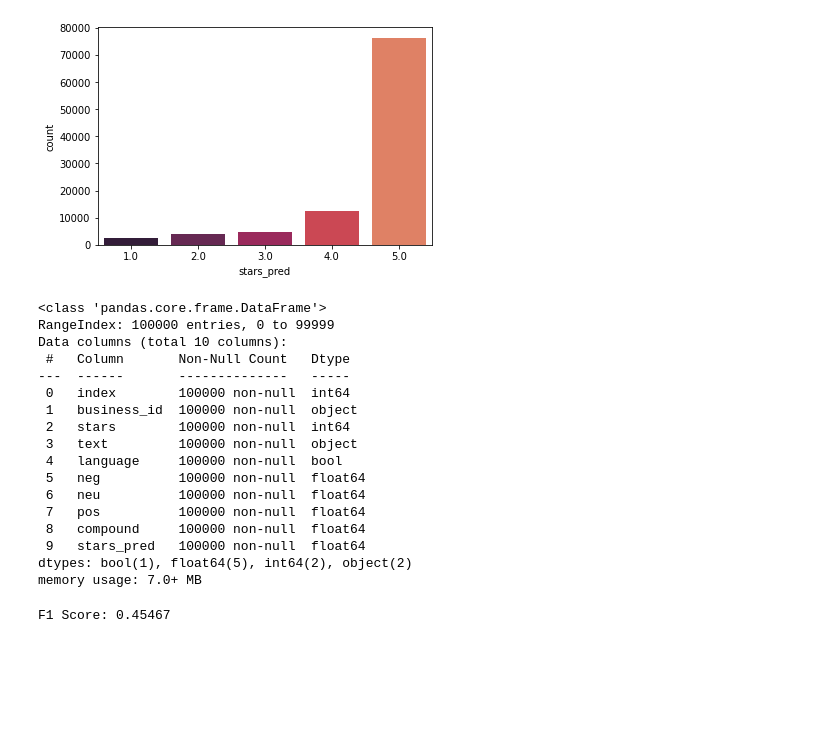
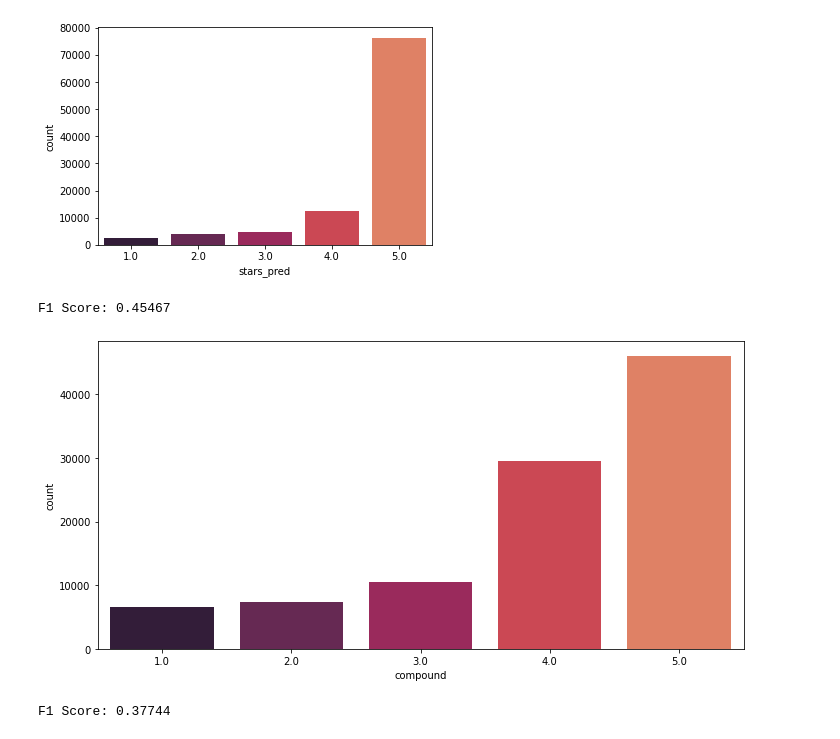
Before and after one commit to lonnagee/4447-Project, a Jupyter notebook: notebooks/COMP4447 Final Project - NLP Analysis.ipynb, the cells around one changed output. Saved outputs shown, nothing was run; the diff lists cells and outputs as text; code cells hidden in the pictures; blank space fills up the shorter version.

Commit message:
Added left skew

```diff
--- a/notebooks/COMP4447 Final Project - NLP Analysis.ipynb
+++ b/notebooks/COMP4447 Final Project - NLP Analysis.ipynb
@@ -606,29 +606,35 @@ sns.countplot(x = 'stars_pred', data = new_df)
 # %% [output]
 <AxesSubplot:xlabel='stars_pred', ylabel='count'>
 [figure]
-# %%
-new_df.info()
-# %% [output]
-<class 'pandas.core.frame.DataFrame'>
-RangeIndex: 100000 entries, 0 to 99999
-Data columns (total 10 columns):
- #   Column       Non-Null Count   Dtype
----  ------       --------------   -----
- 0   index        100000 non-null  int64
- 1   business_id  100000 non-null  object
- 2   stars        100000 non-null  int64
- 3   text         100000 non-null  object
- 4   language     100000 non-null  bool
- 5   neg          100000 non-null  float64
- 6   neu          100000 non-null  float64
- 7   pos          100000 non-null  float64
- 8   compound     100000 non-null  float64
- 9   stars_pred   100000 non-null  float64
-dtypes: bool(1), float64(5), int64(2), object(2)
-memory usage: 7.0+ MB
 # %%
 f1 = f1_score(new_df['stars'], new_df['stars_pred'], average='micro')
 
 print("F1 Score:", f1)
 # %% [output]
 F1 Score: 0.45467
+# %%
+power = 2  # Adjust this value to control the skewness
+
+# Apply the power transformation to skew the distribution
+transformed_values = np.power(new_df['compound'], power)
+
+# Normalize the transformed values to the range of 1 to 5
+min_transformed = min(transformed_values)
+max_transformed = max(transformed_values)
+normalized_values = np.round(1 + ((transformed_values - min_transformed) / (max_transformed - min_transformed)) * 4)
+new_df['left_skewed_pred'] = normalized_values
+
+plt.figure(figsize=(10, 5))
+
+sns.countplot(normalized_values)
+
+plt.tight_layout()
+plt.show()
+# %% [output]
+[figure, added]
+# %%
+f1 = f1_score(new_df['stars'], new_df['left_skewed_pred'], average='micro')
+
+print("F1 Score:", f1)
+# %% [output]
+F1 Score: 0.37744
```
